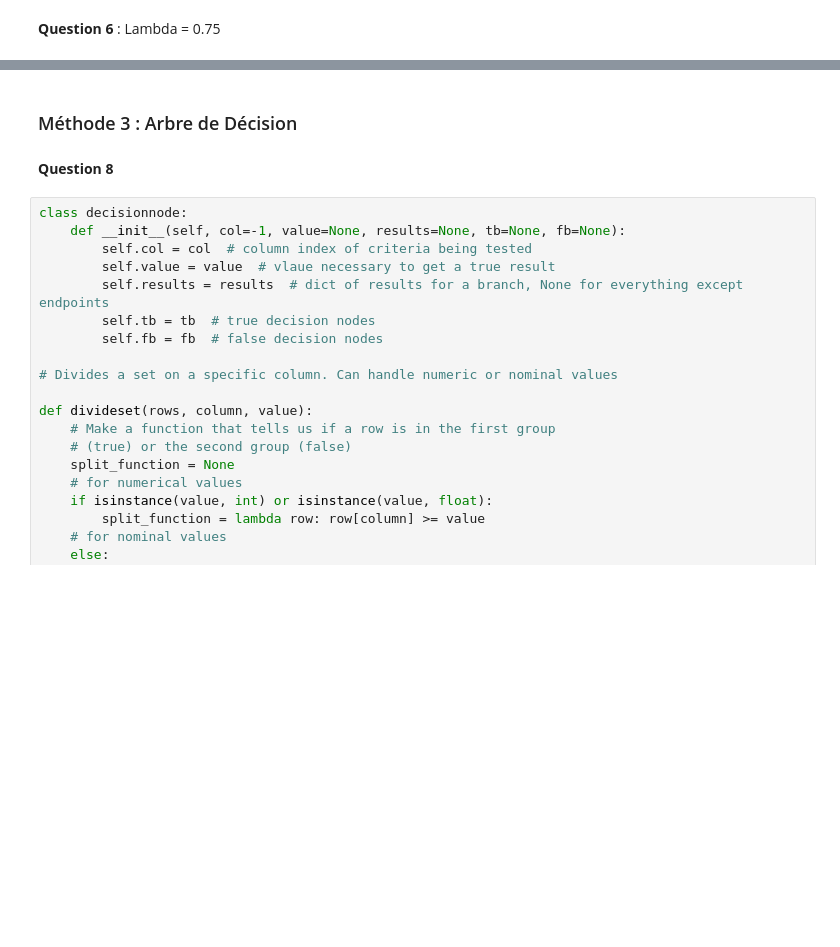
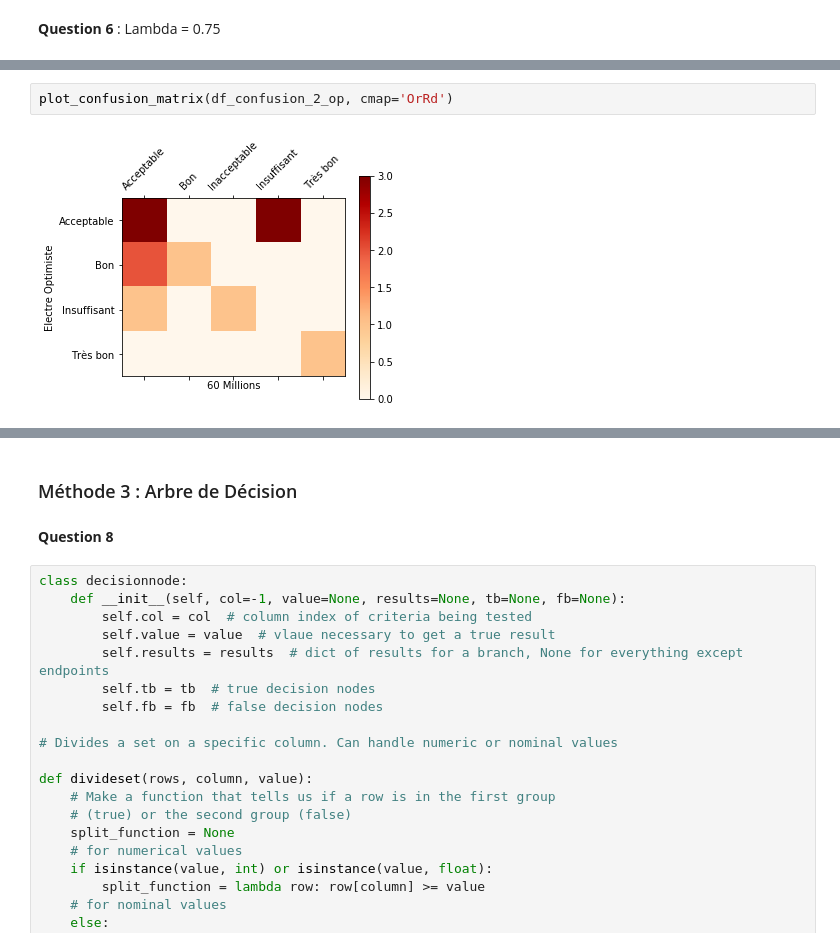
Before and after one commit to lagboigba/Project_Python, a Jupyter notebook: Projet/Rendu_Projet/compterendu.ipynb, the cells around one changed output, grey strips where cells are left out. Drawn from its saved outputs; the diff is of its cells as text; blank space fills up the shorter version.

```diff
--- a/Projet/Rendu_Projet/compterendu.ipynb
+++ b/Projet/Rendu_Projet/compterendu.ipynb
@@ -438,0 +588,4 @@ display(df)
+# %%
+plot_confusion_matrix(df_confusion_2_op, cmap='OrRd')
+# %% [output]
+[figure, added]
```
Also changed, not shown: parts of 43 cells of this notebook.
